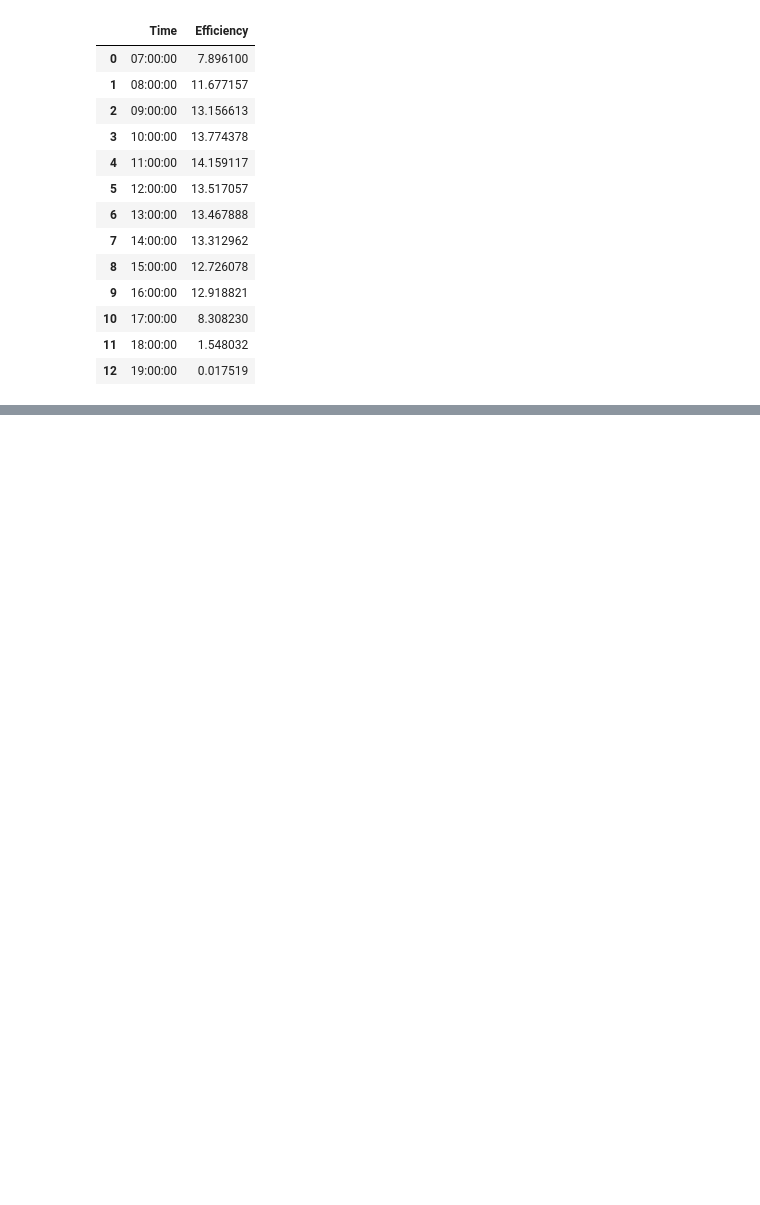
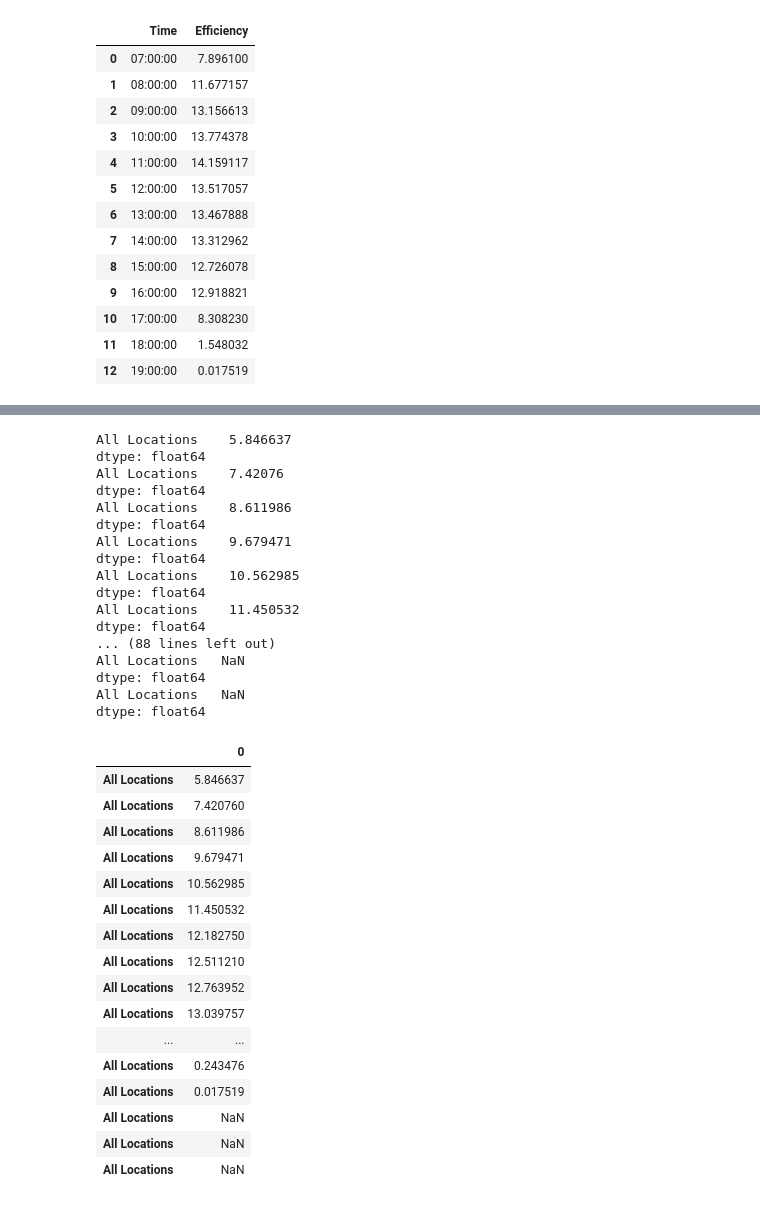
Before and after one commit to KangarooNick/FYP-Code, a Jupyter notebook: dataset_temporary version_0227/PV generation dataset/Efficiency with optimizer/Efficiency Analysis.ipynb, the cells around one changed output, grey strips where cells are left out. Saved outputs shown, nothing was run; the diff lists cells and outputs as text; code cells hidden in the pictures; blank space fills up the shorter version.

```diff
--- a/dataset_temporary version_0227/PV generation dataset/Efficiency with optimizer/Efficiency Analysis.ipynb
+++ b/dataset_temporary version_0227/PV generation dataset/Efficiency with optimizer/Efficiency Analysis.ipynb
@@ -245,0 +266,14 @@ plt.show()
+# %%
+df
+import numpy as np
+import timedelta as td
+import datetime as dt
+# I want to know the average efficiency of all location at each 15 minutes
+quarterly_df = df.resample('15T').mean()
+#take the mean of all locations at each 15 minutes
+quarterly_df['All Locations'] = df.mean(axis=1)
+quarterly_df
+#print all values
+print(quarterly_df['All Locations'])
+location_mean_df = quarterly_df['All Locations']
+print(location_mean_df)
@@ -245,0 +298,5 @@ plt.show()
+# %%
+location_mean_df
+#convert it to a dataframe
+location_mean_df = location_mean_df.to_frame()
+location_mean_df
@@ -245,0 +318,49 @@ plt.show()
+# %%
+location_mean_df
+
+quarter_df = pd.DataFrame()
+for i in range(7, 20):
+    time = dt.time(i, 0)
+    for j in range(0, 59, 15):
+        time = dt.time(i, j)
+        quarterly_df = location_mean_df.between_time(time, time)
+        interval_df = quarterly_df.mean()
+        print(interval_df)
+
+        quarter_df = pd.concat([quarter_df, interval_df])
+quarter_df
+# %% [output]
+All Locations    5.846637
+dtype: float64
+All Locations    7.42076
+dtype: float64
+All Locations    8.611986
+dtype: float64
+All Locations    9.679471
+dtype: float64
+All Locations    10.562985
+dtype: float64
+All Locations    11.450532
+dtype: float64
+... (88 lines left out)
+All Locations   NaN
+dtype: float64
+All Locations   NaN
+dtype: float64
+|  | 0 |
+| All Locations | 5.846637 |
+| All Locations | 7.420760 |
+| All Locations | 8.611986 |
+| All Locations | 9.679471 |
+| All Locations | 10.562985 |
+| All Locations | 11.450532 |
+| All Locations | 12.182750 |
+| All Locations | 12.511210 |
+| All Locations | 12.763952 |
+| All Locations | 13.039757 |
+| ... | ... |
+| All Locations | 0.243476 |
+| All Locations | 0.017519 |
+| All Locations | NaN |
+| All Locations | NaN |
+| All Locations | NaN |
```
Also changed, not shown: parts of 5 cells of this notebook, 17 other files.
